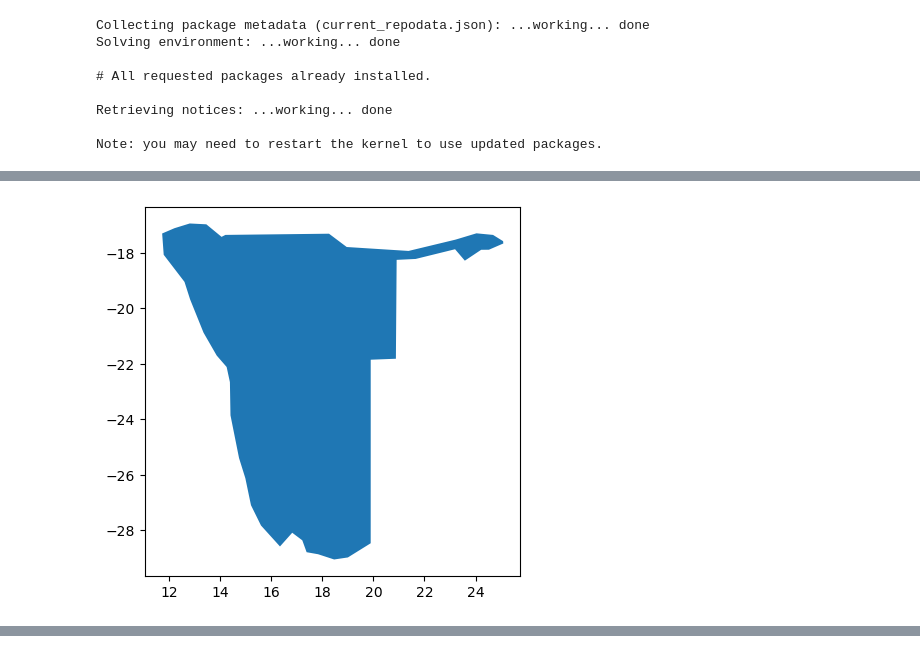
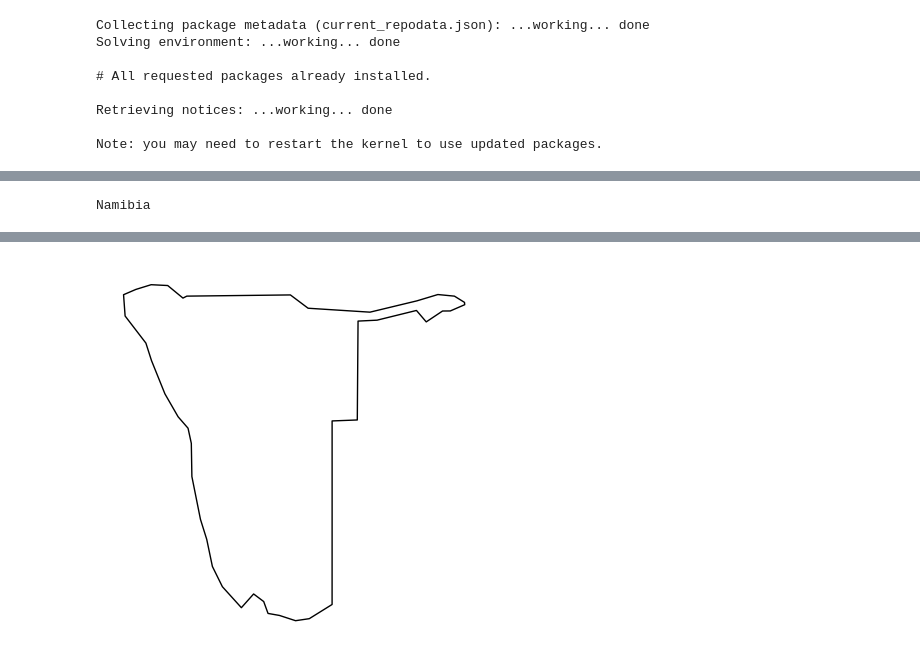
Before and after one commit to karolex72/DSA-lab-NamMap, a Jupyter notebook: nam-map.ipynb, the cells around one changed output, grey strips where cells are left out. Saved outputs shown, nothing was run; the diff lists cells and outputs as text; code cells hidden in the pictures.

```diff
--- a/nam-map.ipynb
+++ b/nam-map.ipynb
@@ -91,10 +27,32 @@ Retrieving notices: ...working... done
-# %%
-import matplotlib.pyplot as plt
-import geopandas
-
-world = geopandas.read_file(geopandas.datasets.get_path('naturalearth_lowres'))
-ax = world[world.name=='Namibia'].plot()
-
-plt.show()
-# %% [output]
-[figure, removed]
+# %%
+from unittest.mock import CallableMixin
+import pandas as pd
+import matplotlib.pyplot as plt
+import geopandas
+
+cities = pd.read_csv('cities.csv', skipinitialspace = True)
+#print(cities.head())
+
+citiesgdf = geopandas.GeoDataFrame(
+    cities, geometry=geopandas.points_from_xy(cities.Longitude, cities.Latitude))
+#print(citiesgdf.head())
+
+world = geopandas.read_file(geopandas.datasets.get_path('naturalearth_lowres'))
+ax = world[world.name=='Namibia'].plot(color='white', edgecolor='black', legend=True)
+ax.set_axis_off()
+citiesgdf=citiesgdf.set_crs('Namibia')
+#citiesgdf.plot(ax=ax, c='blue', markersize=3),
+#plt.show()
+print(citiesgdf.crs)
+citiesgdf.explore(
+     column="City", # make choropleth based on "BoroName" column
+     tooltip="City", # show "BoroName" value in tooltip (on hover)
+     popup=True, # show all values in popup (on click)
+     tiles="CartoDB positron", # use "CartoDB positron" tiles
+     #cmap="Set1", # use "Set1" matplotlib colormap
+
+     #style_kwds=dict(color="black") # use black outline
+     marker_kwds=dict(radius=2.5, fill=True)
+    )
+# %% [output]
+Namibia
@@ -100,0 +60 @@ plt.show()
+[figure, added]
```
Also changed, not shown: parts of 8 cells of this notebook, 1 other file.
